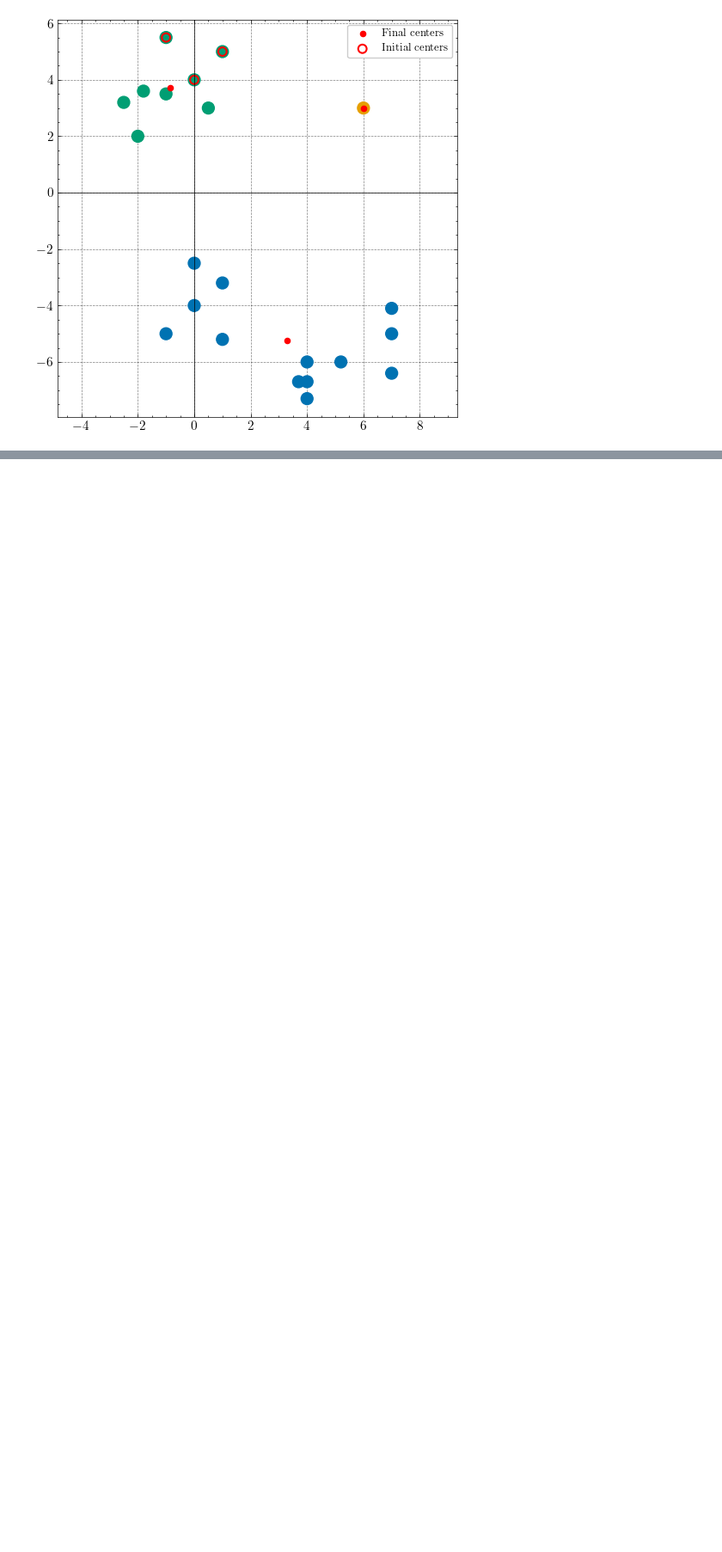
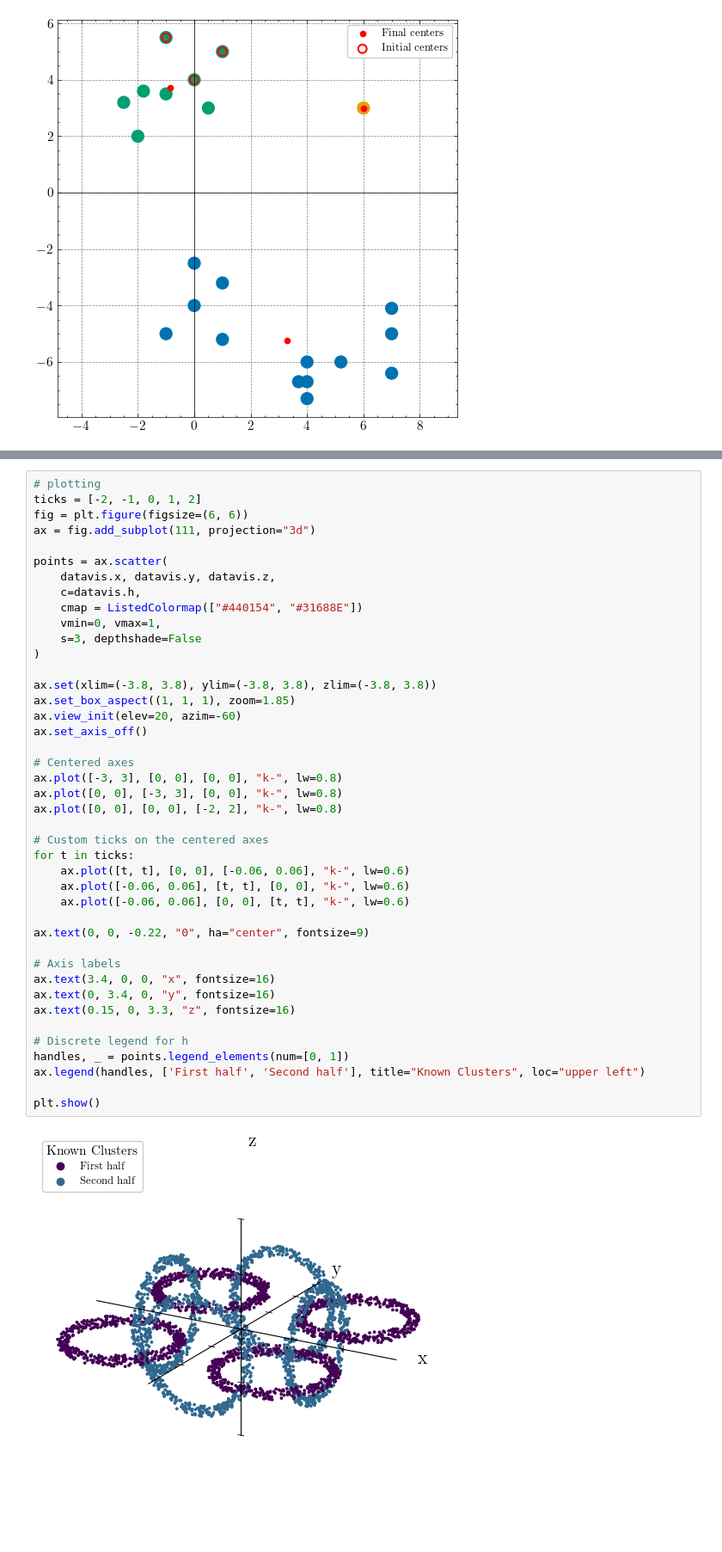
Before and after one commit to MO-tothe-ES/MLA_DIKU, a Jupyter notebook: HA7/HA7.ipynb, the cells around one changed output, grey strips where cells are left out. Shown at 86% size. Drawn from its saved outputs; the diff is of its cells as text; blank space fills up the shorter version.

```diff
--- a/HA7/HA7.ipynb
+++ b/HA7/HA7.ipynb
@@ -136,0 +211,44 @@ Minimum encountered: 40/40 times
+# %%
+# plotting
+ticks = [-2, -1, 0, 1, 2]
+fig = plt.figure(figsize=(6, 6))
+ax = fig.add_subplot(111, projection="3d")
+
+points = ax.scatter(
+    datavis.x, datavis.y, datavis.z,
+    c=datavis.h,
+    cmap = ListedColormap(["#440154", "#31688E"])
+    vmin=0, vmax=1,
+    s=3, depthshade=False
+)
+
+ax.set(xlim=(-3.8, 3.8), ylim=(-3.8, 3.8), zlim=(-3.8, 3.8))
+ax.set_box_aspect((1, 1, 1), zoom=1.85)
+ax.view_init(elev=20, azim=-60)
+ax.set_axis_off()
+
+# Centered axes
+ax.plot([-3, 3], [0, 0], [0, 0], "k-", lw=0.8)
+ax.plot([0, 0], [-3, 3], [0, 0], "k-", lw=0.8)
+ax.plot([0, 0], [0, 0], [-2, 2], "k-", lw=0.8)
+
+# Custom ticks on the centered axes
+for t in ticks:
+    ax.plot([t, t], [0, 0], [-0.06, 0.06], "k-", lw=0.6)
+    ax.plot([-0.06, 0.06], [t, t], [0, 0], "k-", lw=0.6)
+    ax.plot([-0.06, 0.06], [0, 0], [t, t], "k-", lw=0.6)
+
+ax.text(0, 0, -0.22, "0", ha="center", fontsize=9)
+
+# Axis labels
+ax.text(3.4, 0, 0, "x", fontsize=16)
+ax.text(0, 3.4, 0, "y", fontsize=16)
+ax.text(0.15, 0, 3.3, "z", fontsize=16)
+
+# Discrete legend for h
+handles, _ = points.legend_elements(num=[0, 1])
+ax.legend(handles, ['First half', 'Second half'], title="Known Clusters", loc="upper left")
+
+plt.show()
+# %% [output]
+[figure, added]
```
Also changed, not shown: parts of 10 cells of this notebook, 6 other files.
